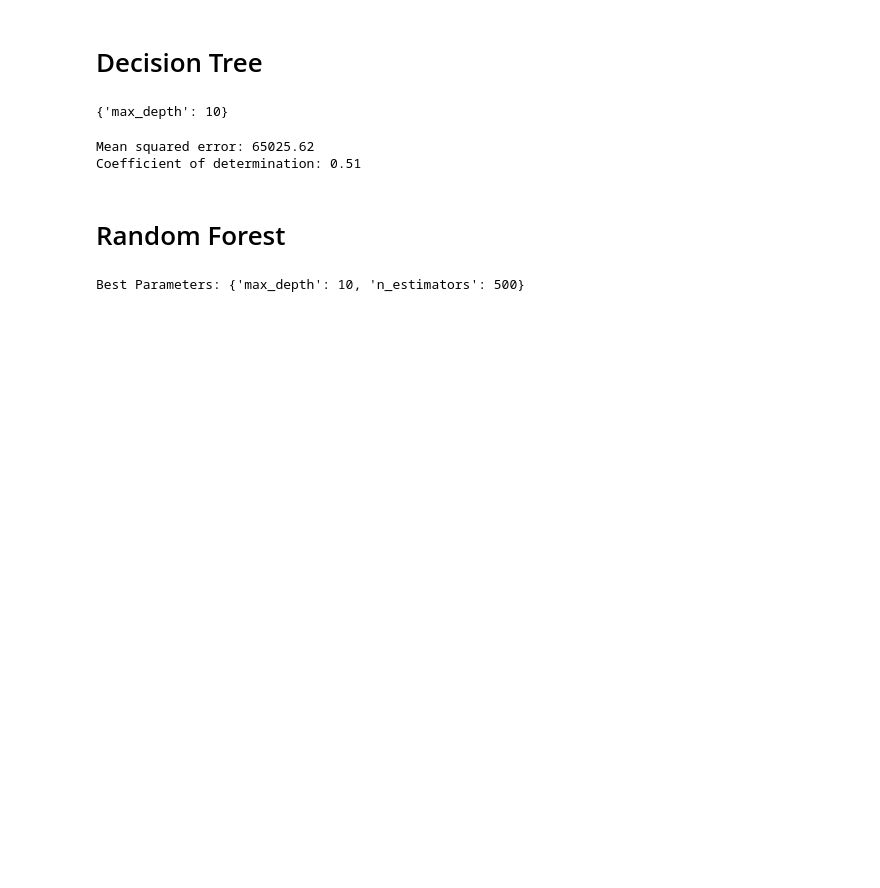
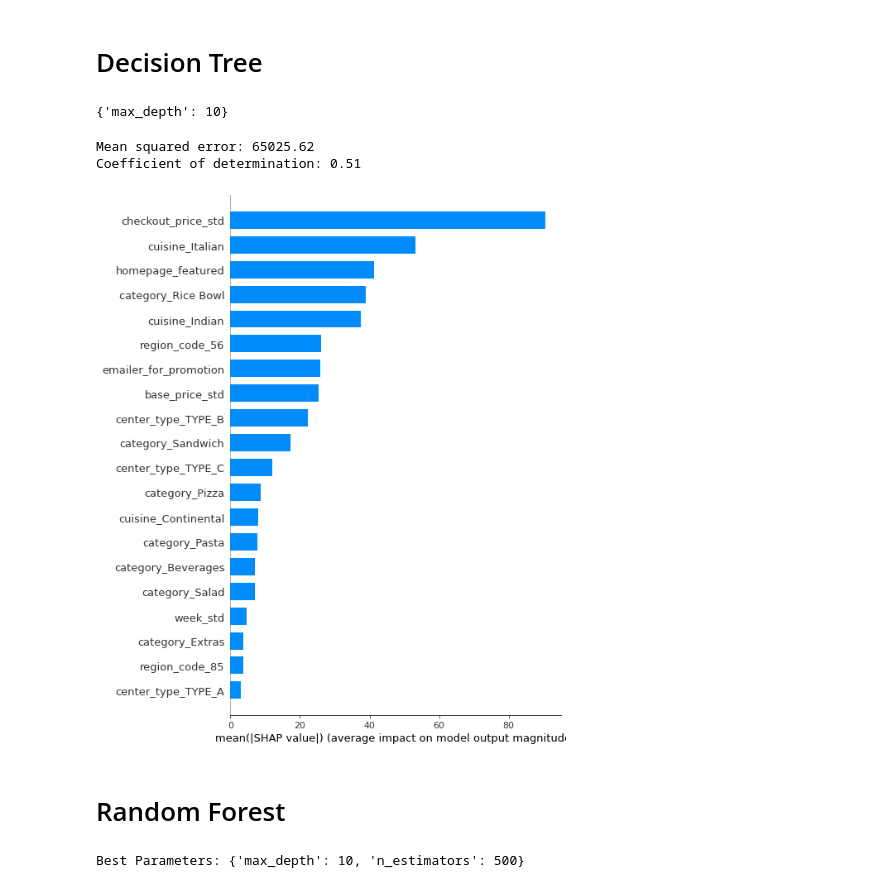
Before and after one commit to Abhishek-xavi/DemandForecast, a Jupyter notebook: BasicModel.ipynb, the cells around one changed output. Cells and saved outputs as stored; diff of their text form; code cells hidden in the pictures; blank space fills up the shorter version.

Commit message:
included SHAP analysis for DT

```diff
--- a/BasicModel.ipynb
+++ b/BasicModel.ipynb
@@ -428,6 +429,17 @@ print("Coefficient of determination: %.2f" % r2_score(y_test, y_pred_dt))
 # %% [output]
 Mean squared error: 65025.62
 Coefficient of determination: 0.51
+# %%
+# Initialize the SHAP explainer with the fitted model
+explainer = shap.Explainer(best_estimator, X_train)
+
+# Compute SHAP values
+shap_values = explainer.shap_values(X_train)
+
+# Plot SHAP values
+shap.summary_plot(shap_values, X_train, plot_type="bar")
+# %% [output]
+[figure, added]
 # %%
 # The co-effecient of determination is lower than GLM - Poisson
 # %% [markdown]
```
Also changed, not shown: parts of 1 cell of this notebook.
